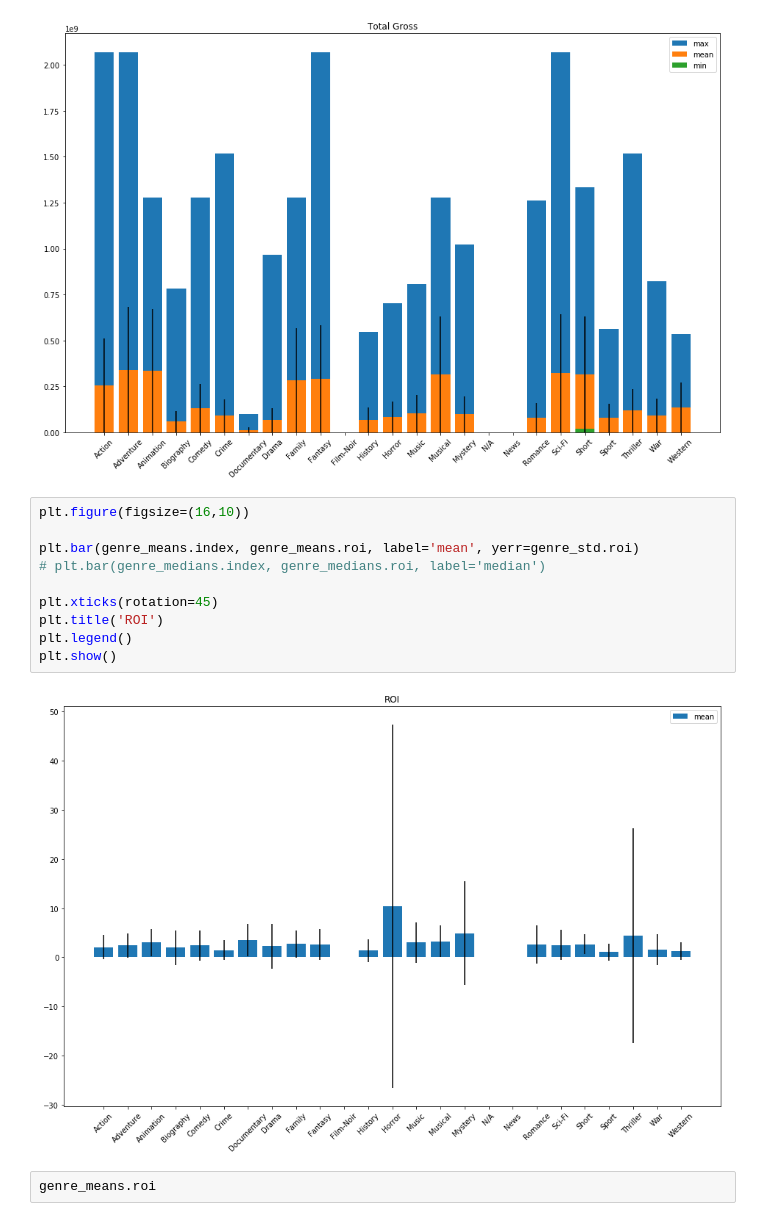
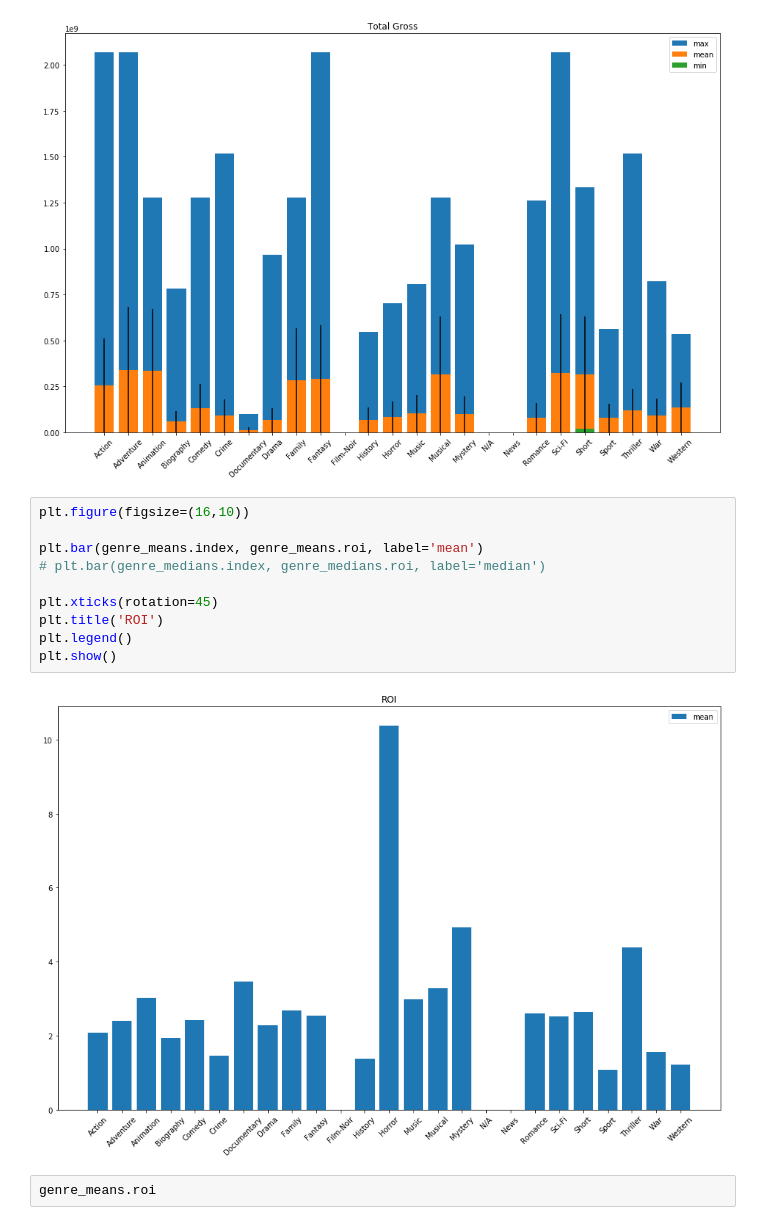
Before and after one commit to billwarker/feature-film-analysis, a Jupyter notebook: notebooks/1.1-genre-analysis.ipynb, the cells around one changed output. Drawn from its saved outputs; the diff is of its cells as text.

```diff
--- a/notebooks/1.1-genre-analysis.ipynb
+++ b/notebooks/1.1-genre-analysis.ipynb
@@ -208,15 +225,15 @@ plt.show()
 # %%
 plt.figure(figsize=(16,10))
 
-plt.bar(genre_means.index, genre_means.roi, label='mean', yerr=genre_std.roi)
+plt.bar(genre_means.index, genre_means.roi, label='mean')
 # plt.bar(genre_medians.index, genre_medians.roi, label='median')
 
 plt.xticks(rotation=45)
 plt.title('ROI')
 plt.legend()
 plt.show()
 # %% [output]
-[figure, old version]
+[figure, new version]
 # %%
 genre_means.roi
 # %% [output]
```
Also changed, not shown: parts of 20 cells of this notebook, 31 other files.
